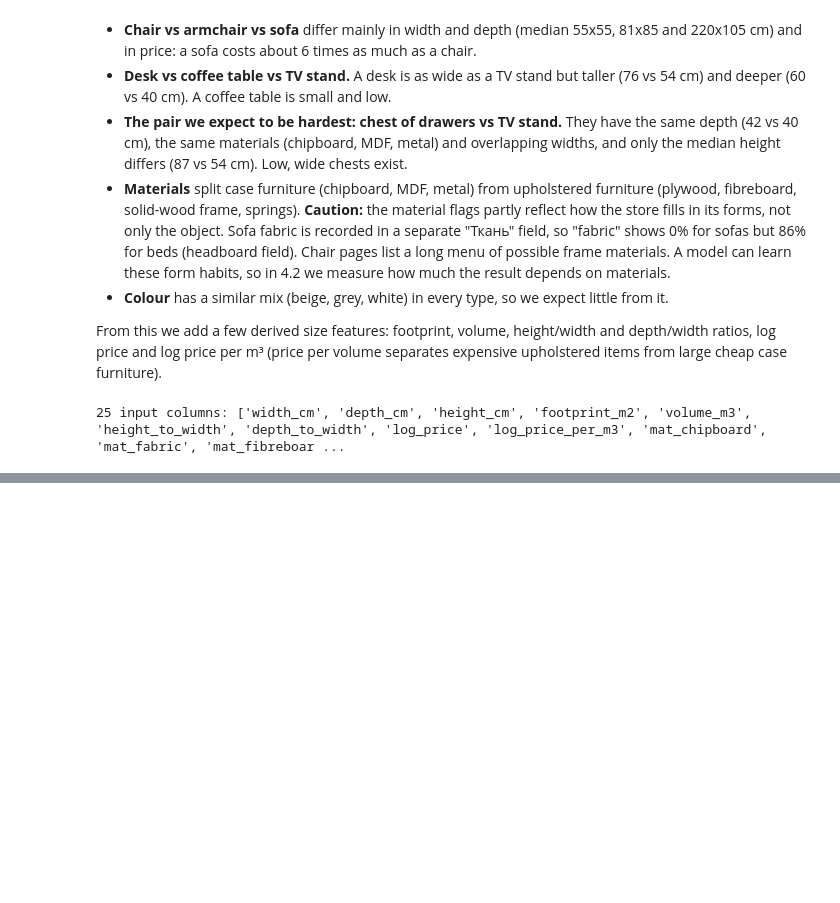
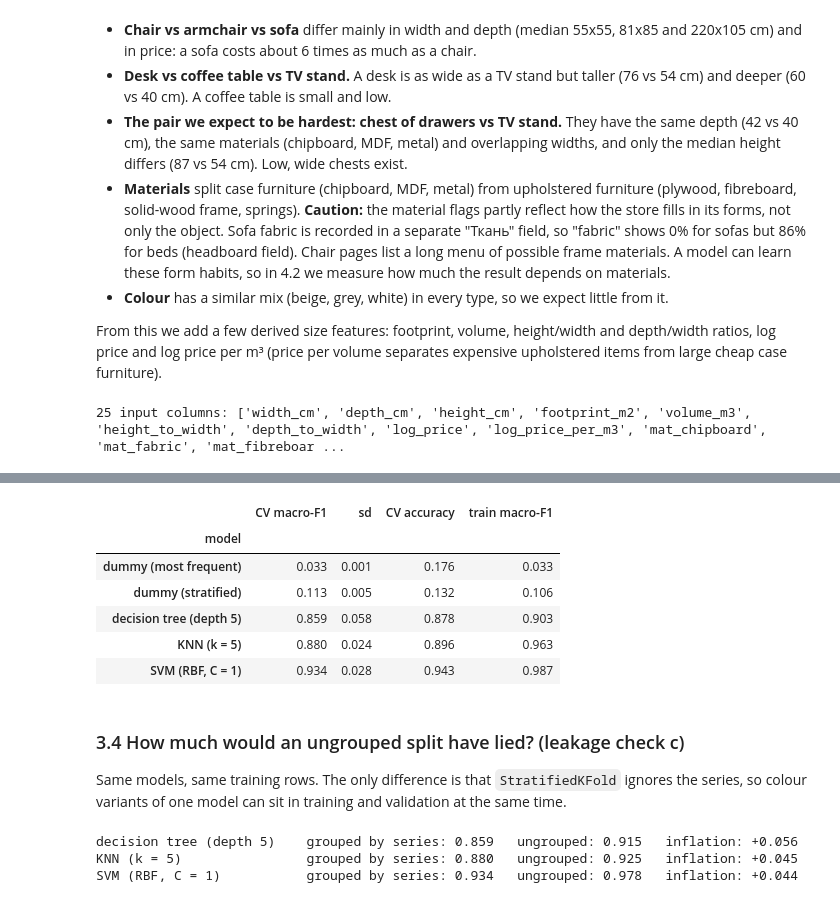
Before and after one commit to a100miles/furniture-prediction-ml, a Jupyter notebook: furniture_classification.ipynb, the cells around one changed output, grey strips where cells are left out. Saved outputs shown, nothing was run; the diff lists cells and outputs as text; code cells hidden in the pictures; blank space fills up the shorter version.

```diff
--- a/furniture_classification.ipynb
+++ b/furniture_classification.ipynb
@@ -380,0 +419,17 @@ print(len(FEATURES), "input columns:", FEATURES)
+# %%
+def make_pipeline(model):
+    prep = ColumnTransformer([
+        ("numeric", StandardScaler(), NUMERIC),
+        ("materials", "passthrough", MATERIALS),
+        ("colour", OneHotEncoder(handle_unknown="ignore", min_frequency=10), COLOUR),
+    ])
+    return Pipeline([("prep", prep), ("model", model)])
+
+cv = StratifiedGroupKFold(n_splits=5, shuffle=True, random_state=RANDOM_STATE)
+SCORING = {"macro_f1": "f1_macro", "accuracy": "accuracy"}
+
+def evaluate(model, cv_=None):
+    return cross_validate(make_pipeline(model), X_train, y_train, groups=g_train, cv=cv if cv_ is None else cv_,
+                          scoring=SCORING, return_train_score=True)
+
+make_pipeline(SVC())  # what one pipeline looks like
@@ -380,0 +461,36 @@ print(len(FEATURES), "input columns:", FEATURES)
+# %%
+first_models = {
+    "dummy (most frequent)": DummyClassifier(strategy="most_frequent"),
+    "dummy (stratified)": DummyClassifier(strategy="stratified", random_state=RANDOM_STATE),
+    "decision tree (depth 5)": DecisionTreeClassifier(max_depth=5, random_state=RANDOM_STATE),
+    "KNN (k = 5)": KNeighborsClassifier(n_neighbors=5),
+    "SVM (RBF, C = 1)": SVC(C=1),
+}
+rows = []
+for name, model in first_models.items():
+    r = evaluate(model)
+    rows.append({"model": name,
+                 "CV macro-F1": r["test_macro_f1"].mean(), "sd": r["test_macro_f1"].std(),
+                 "CV accuracy": r["test_accuracy"].mean(), "train macro-F1": r["train_macro_f1"].mean()})
+pd.DataFrame(rows).set_index("model").round(3)
+# %% [output]
+|  | CV macro-F1 | sd | CV accuracy | train macro-F1 |
+| model |  |  |  |  |
+| dummy (most frequent) | 0.033 | 0.001 | 0.176 | 0.033 |
+| dummy (stratified) | 0.113 | 0.005 | 0.132 | 0.106 |
+| decision tree (depth 5) | 0.859 | 0.058 | 0.878 | 0.903 |
+| KNN (k = 5) | 0.880 | 0.024 | 0.896 | 0.963 |
+| SVM (RBF, C = 1) | 0.934 | 0.028 | 0.943 | 0.987 |
+# %% [markdown]
+### 3.4 How much would an ungrouped split have lied? (leakage check c)
+Same models, same training rows. The only difference is that `StratifiedKFold` ignores the series, so colour variants of one model can sit in training and validation at the same time.
+# %%
+plain_cv = StratifiedKFold(n_splits=5, shuffle=True, random_state=RANDOM_STATE)
+for name in ["decision tree (depth 5)", "KNN (k = 5)", "SVM (RBF, C = 1)"]:
+    grouped = evaluate(first_models[name])["test_macro_f1"].mean()
+    ungrouped = evaluate(first_models[name], cv_=plain_cv)["test_macro_f1"].mean()
+    print(f"{name:26s} grouped by series: {grouped:.3f}   ungrouped: {ungrouped:.3f}   inflation: {ungrouped - grouped:+.3f}")
+# %% [output]
+decision tree (depth 5)    grouped by series: 0.859   ungrouped: 0.915   inflation: +0.056
+KNN (k = 5)                grouped by series: 0.880   ungrouped: 0.925   inflation: +0.045
+SVM (RBF, C = 1)           grouped by series: 0.934   ungrouped: 0.978   inflation: +0.044
```
Also changed, not shown: parts of 10 cells of this notebook.
